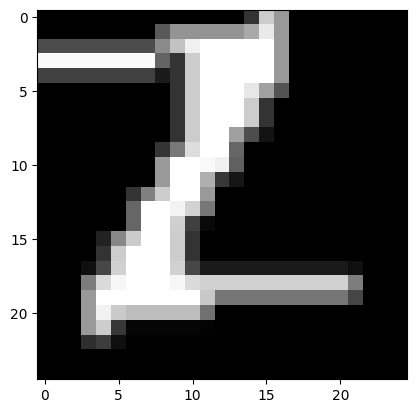
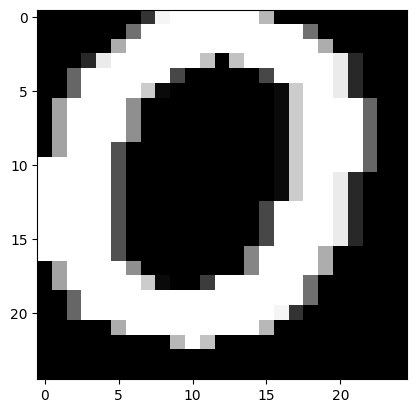
Unified diff of the notebook cell whose output changed from the first chart to the second:
--- before
+++ after
@@ -1,4 +1,4 @@
 print(len(recortes))
 print(len(x_train))
-plt.imshow(recortes[38749], cmap="gray")
+plt.imshow(recortes[0], cmap="gray")
 plt.show()

Commit: Ex1 terminado